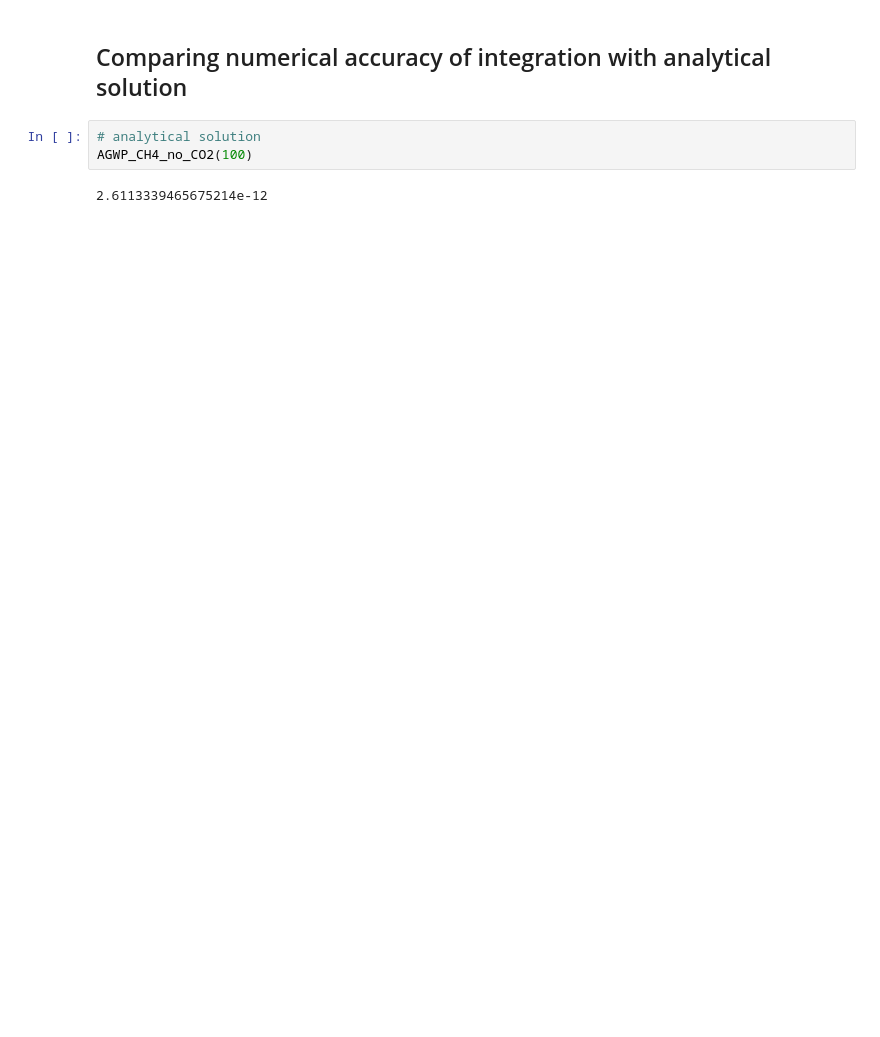
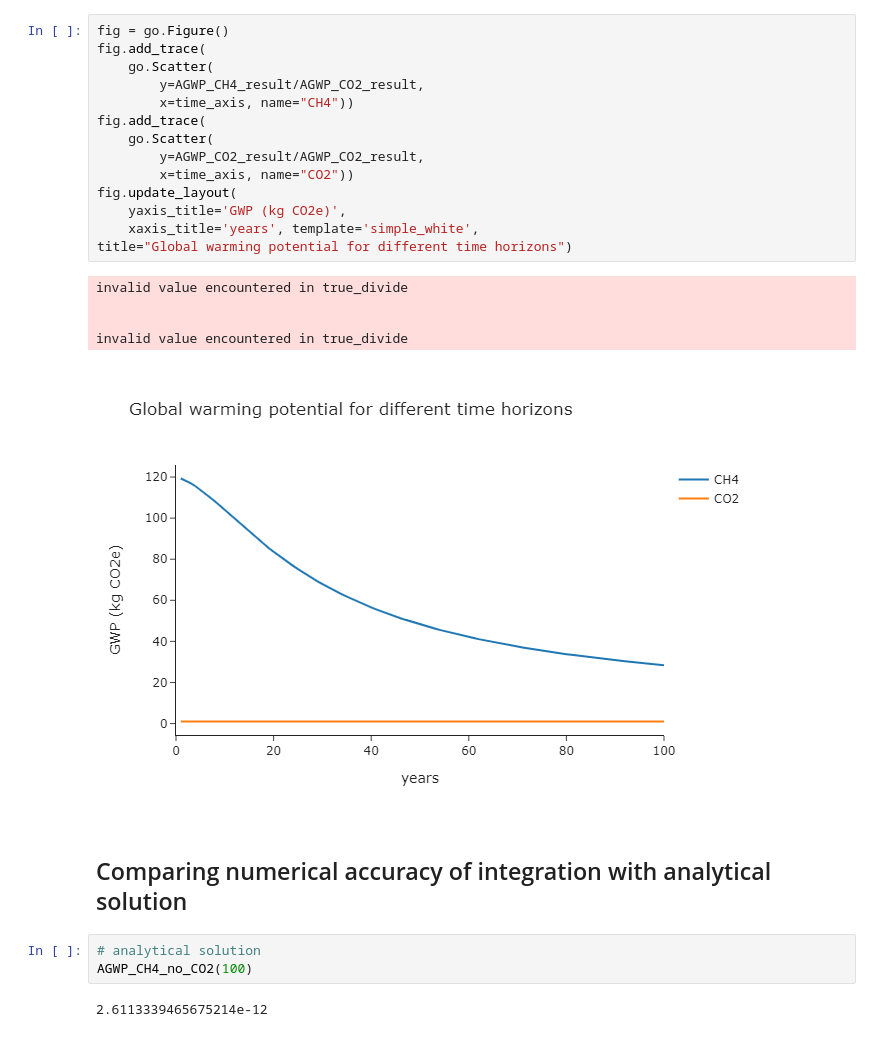
Before and after one commit to BlaneG/forest-carbon, a Jupyter notebook: IPCC_climate_metrics.ipynb, the cells around one changed output. Saved outputs shown, nothing was run; the diff lists cells and outputs as text; blank space fills up the shorter version.

```diff
--- a/IPCC_climate_metrics.ipynb
+++ b/IPCC_climate_metrics.ipynb
@@ -133,3 +49,23 @@ test_AGWP()
+# %%
+fig = go.Figure()
+fig.add_trace(
+    go.Scatter(
+        y=AGWP_CH4_result/AGWP_CO2_result,
+        x=time_axis, name="CH4"))
+fig.add_trace(
+    go.Scatter(
+        y=AGWP_CO2_result/AGWP_CO2_result,
+        x=time_axis, name="CO2"))
+fig.update_layout(
+    yaxis_title='GWP (kg CO2e)',
+    xaxis_title='years', template='simple_white',
+title="Global warming potential for different time horizons")
+# %% [output]
+invalid value encountered in true_divide
+
+
+invalid value encountered in true_divide
+[figure, added]
 # %% [markdown]
 ## Comparing numerical accuracy of integration with analytical solution
 # %%
```
Also changed, not shown: parts of 12 cells of this notebook, 1 other file.
